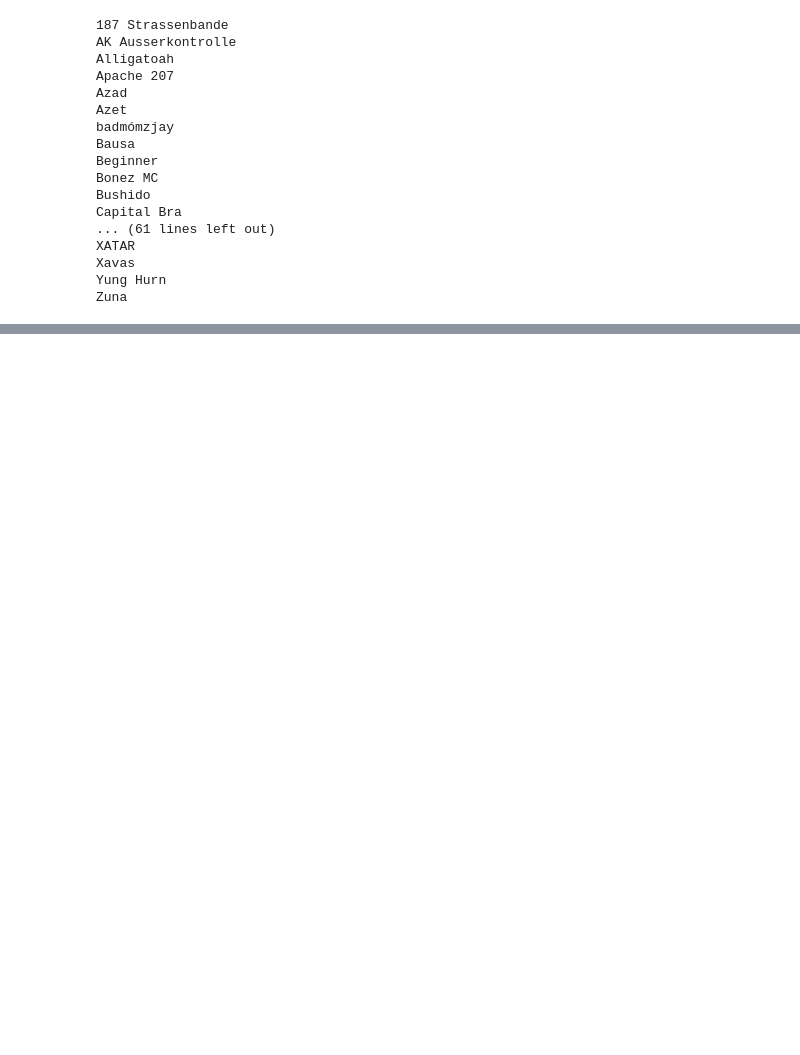
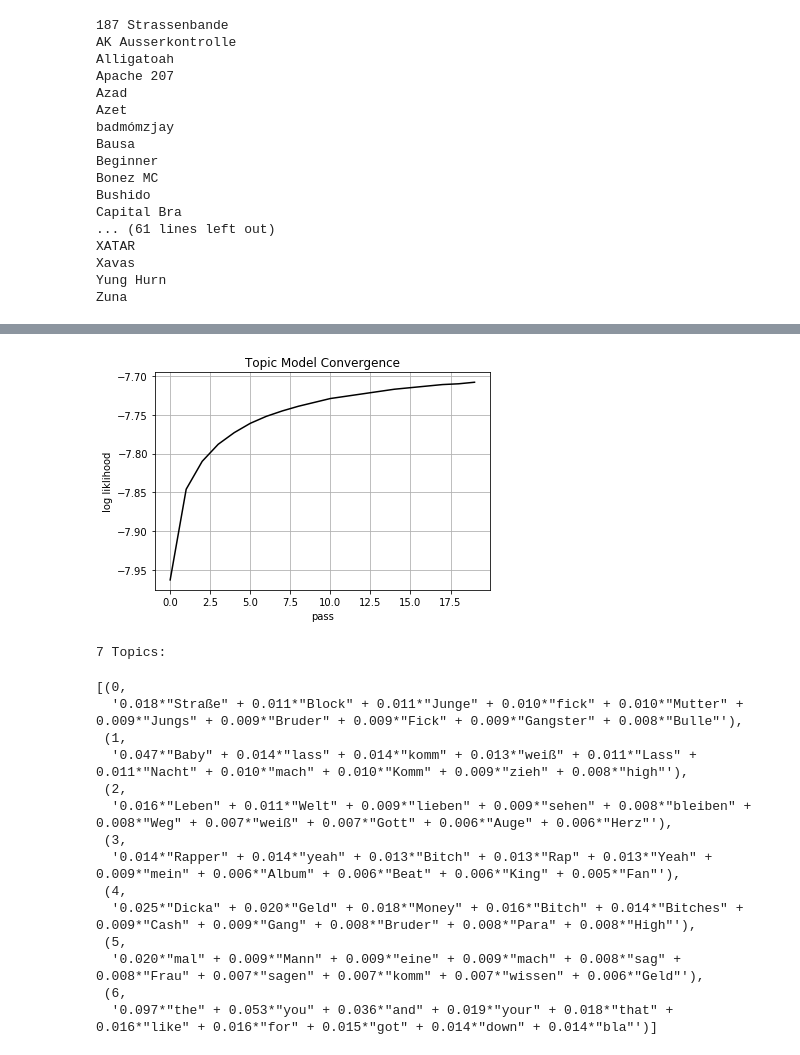
Before and after one commit to Lucapaulo/Text-Mining-Project, a Jupyter notebook: Project.ipynb, the cells around one changed output, grey strips where cells are left out. Drawn from its saved outputs; the diff is of its cells as text; code cells hidden in the pictures; blank space fills up the shorter version.

```diff
--- a/Project.ipynb
+++ b/Project.ipynb
@@ -85,0 +189,48 @@ Zuna
+# %%
+# Previous observation: Many meaningless topics -> fewer topics
+# 20 passes seem optimal
+filename = 'gensim_5.log'
+create_logfile(filename)
+
+num_topics = 7
+chunksize = 1000
+passes = 20
+iterations = 10000
+
+
+lda_model = LdaModel(
+         corpus=corpus,
+         id2word=id2word,
+         num_topics=num_topics,
+         passes=passes,
+         iterations=iterations,
+         chunksize=chunksize,
+         alpha='auto',
+         eta='auto'
+)
+# %%
+plot_passes(filename, passes)
+print(f'{num_topics} Topics:')
+lda_model.print_topics()
+
+# Very nice results. Topics:
+# 0:Gangsterrap, 1: Frauen, 2: Liebe, Leben, 3: Hip-Hop, 4: Geld, Status, 5:?, 6: Englisch
+# Filter english songs. Songs that contain the most common words from the english topic:
+# "the", "you" und "and" will be removed
+# %% [output]
+[figure, added]
+7 Topics:
+[(0,
+  '0.018*"Straße" + 0.011*"Block" + 0.011*"Junge" + 0.010*"fick" + 0.010*"Mutter" + 0.009*"Jungs" + 0.009*"Bruder" + 0.009*"Fick" + 0.009*"Gangster" + 0.008*"Bulle"'),
+ (1,
+  '0.047*"Baby" + 0.014*"lass" + 0.014*"komm" + 0.013*"weiß" + 0.011*"Lass" + 0.011*"Nacht" + 0.010*"mach" + 0.010*"Komm" + 0.009*"zieh" + 0.008*"high"'),
+ (2,
+  '0.016*"Leben" + 0.011*"Welt" + 0.009*"lieben" + 0.009*"sehen" + 0.008*"bleiben" + 0.008*"Weg" + 0.007*"weiß" + 0.007*"Gott" + 0.006*"Auge" + 0.006*"Herz"'),
+ (3,
+  '0.014*"Rapper" + 0.014*"yeah" + 0.013*"Bitch" + 0.013*"Rap" + 0.013*"Yeah" + 0.009*"mein" + 0.006*"Album" + 0.006*"Beat" + 0.006*"King" + 0.005*"Fan"'),
+ (4,
+  '0.025*"Dicka" + 0.020*"Geld" + 0.018*"Money" + 0.016*"Bitch" + 0.014*"Bitches" + 0.009*"Cash" + 0.009*"Gang" + 0.008*"Bruder" + 0.008*"Para" + 0.008*"High"'),
+ (5,
+  '0.020*"mal" + 0.009*"Mann" + 0.009*"eine" + 0.009*"mach" + 0.008*"sag" + 0.008*"Frau" + 0.007*"sagen" + 0.007*"komm" + 0.007*"wissen" + 0.006*"Geld"'),
+ (6,
+  '0.097*"the" + 0.053*"you" + 0.036*"and" + 0.019*"your" + 0.018*"that" + 0.016*"like" + 0.016*"for" + 0.015*"got" + 0.014*"down" + 0.014*"bla"')]
```
Also changed, not shown: parts of 10 cells of this notebook, 1 other file.
